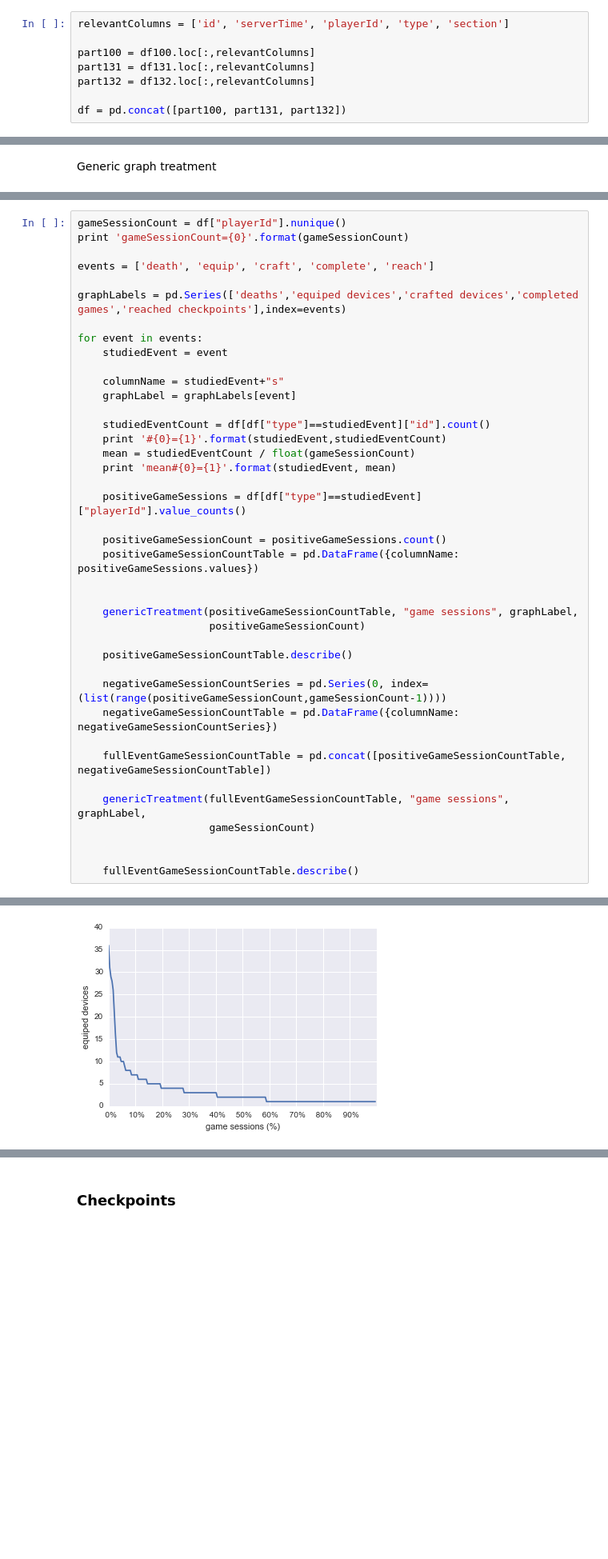
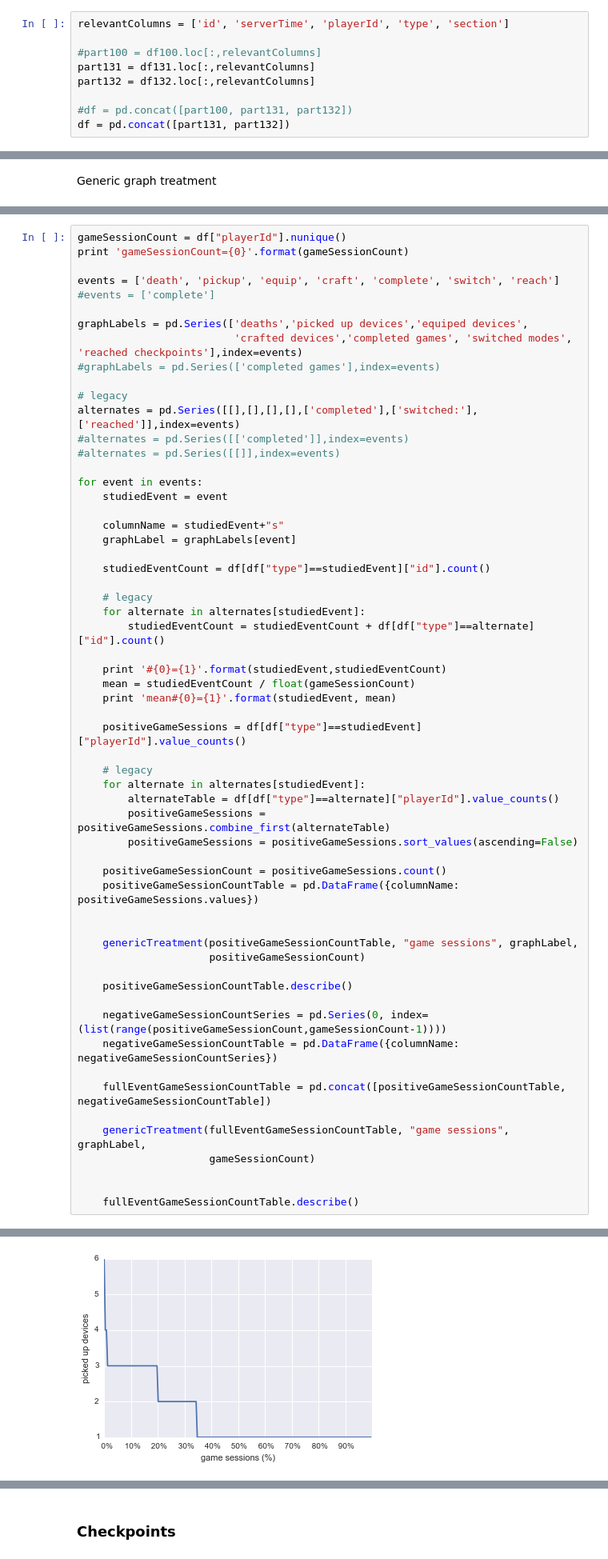
Before and after one commit to taniki/herocoli-analytics, a Jupyter notebook: automated-analysis.ipynb, the cells around one changed output, grey strips where cells are left out. Shown at 80% size. Saved outputs shown, nothing was run; the diff lists cells and outputs as text; blank space fills up the shorter version.

Commit message:
event names from version 1.31 are now taken into account; still to do: checkpoints

```diff
--- a/automated-analysis.ipynb
+++ b/automated-analysis.ipynb
@@ -21,11 +21,12 @@ defaultGraphMode = False
 # %%
 relevantColumns = ['id', 'serverTime', 'playerId', 'type', 'section']
 
-part100 = df100.loc[:,relevantColumns]
+#part100 = df100.loc[:,relevantColumns]
 part131 = df131.loc[:,relevantColumns]
 part132 = df132.loc[:,relevantColumns]
 
-df = pd.concat([part100, part131, part132])
+#df = pd.concat([part100, part131, part132])
+df = pd.concat([part131, part132])
 # %% [markdown]
 ## Generic Treatment
 # %% [markdown]
@@ -80,9 +81,17 @@ def genericTreatment( dataTable, xLabel, yLabel, xTotalCount=0, yTotalCount=0, i
 gameSessionCount = df["playerId"].nunique()
 print 'gameSessionCount={0}'.format(gameSessionCount)
 
-events = ['death', 'equip', 'craft', 'complete', 'reach']
+events = ['death', 'pickup', 'equip', 'craft', 'complete', 'switch', 'reach']
+#events = ['complete']
 
-graphLabels = pd.Series(['deaths','equiped devices','crafted devices','completed games','reached checkpoints'],index=events)
+graphLabels = pd.Series(['deaths','picked up devices','equiped devices',
+                         'crafted devices','completed games', 'switched modes', 'reached checkpoints'],index=events)
+#graphLabels = pd.Series(['completed games'],index=events)
+
+# legacy
+alternates = pd.Series([[],[],[],[],['completed'],['switched:'],['reached']],index=events)
+#alternates = pd.Series([['completed']],index=events)
+#alternates = pd.Series([[]],index=events)
 
 for event in events:
     studiedEvent = event
@@ -91,11 +100,22 @@ for event in events:
     graphLabel = graphLabels[event]
 
     studiedEventCount = df[df["type"]==studiedEvent]["id"].count()
+
+    # legacy
+    for alternate in alternates[studiedEvent]:
+        studiedEventCount = studiedEventCount + df[df["type"]==alternate]["id"].count()
+
     print '#{0}={1}'.format(studiedEvent,studiedEventCount)
     mean = studiedEventCount / float(gameSessionCount)
     print 'mean#{0}={1}'.format(studiedEvent, mean)
 
     positiveGameSessions = df[df["type"]==studiedEvent]["playerId"].value_counts()
+
+    # legacy
+    for alternate in alternates[studiedEvent]:
+        alternateTable = df[df["type"]==alternate]["playerId"].value_counts()
+        positiveGameSessions = positiveGameSessions.combine_first(alternateTable)
+        positiveGameSessions = positiveGameSessions.sort_values(ascending=False)
 
     positiveGameSessionCount = positiveGameSessions.count()
     positiveGameSessionCountTable = pd.DataFrame({columnName: positiveGameSessions.values})
@@ -131,3 +155,3 @@ mean#reach=0.800788954635
 [figure]
 [figure]
-[figure, old version]
+[figure, new version]
```
Also changed, not shown: parts of 3 cells of this notebook.
